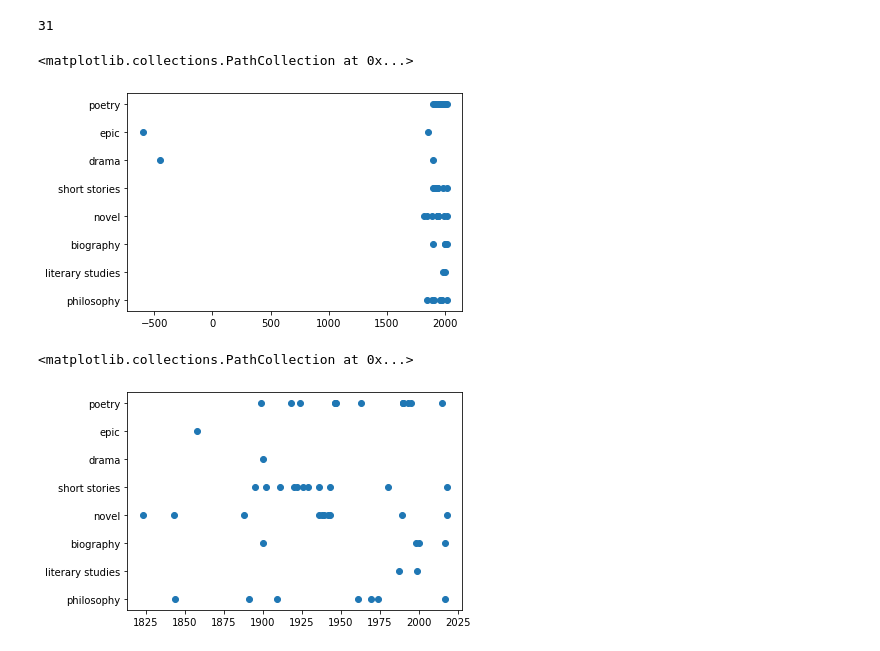
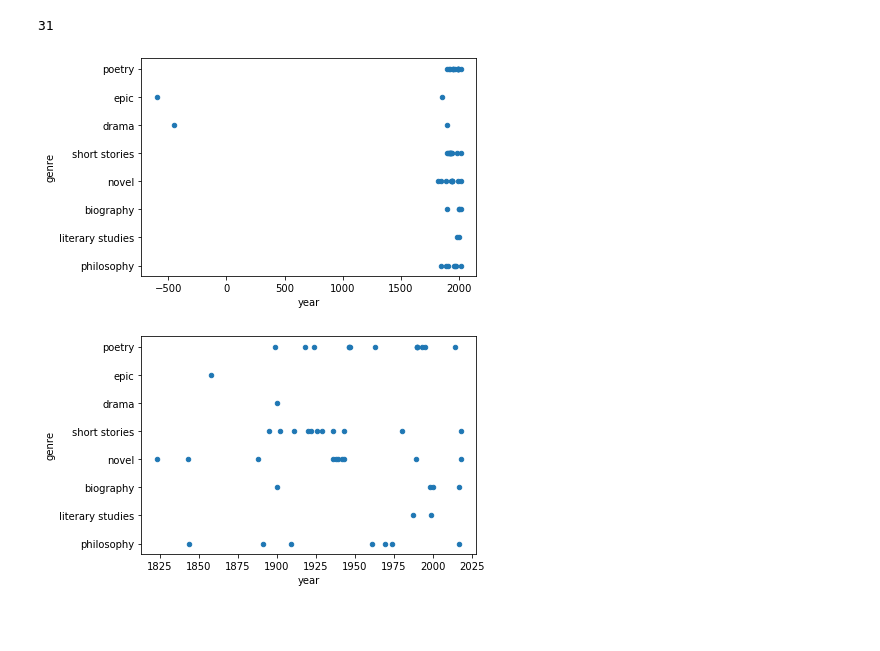
Before and after one commit to kmein/book-stats, a Jupyter notebook: Books.ipynb, the cells around one changed output. Saved outputs shown, nothing was run; the diff lists cells and outputs as text; code cells hidden in the pictures; blank space fills up the shorter version.

```diff
--- a/Books.ipynb
+++ b/Books.ipynb
@@ -15,14 +15,11 @@ book_data["author"].drop_duplicates().count()
 31
 # %%
 # Scatter of genre by time (all time)
-pyplot.scatter(book_data["year"], book_data["genre"])
+_ = book_data.plot.scatter("year", "genre")
 # %% [output]
-<matplotlib.collections.PathCollection at 0x...>
-[figure, old version]
+[figure, new version]
 # %%
 # Scatter of genre by time (AD)
-recent_book_data = book_data[book_data["year"] > 0]
-pyplot.scatter(recent_book_data["year"], recent_book_data["genre"])
+_ = book_data[book_data["year"] > 0].plot.scatter("year", "genre")
 # %% [output]
-<matplotlib.collections.PathCollection at 0x...>
-[figure, old version]
+[figure, new version]
```
Also changed, not shown: parts of 7 cells of this notebook, 1 other file.
